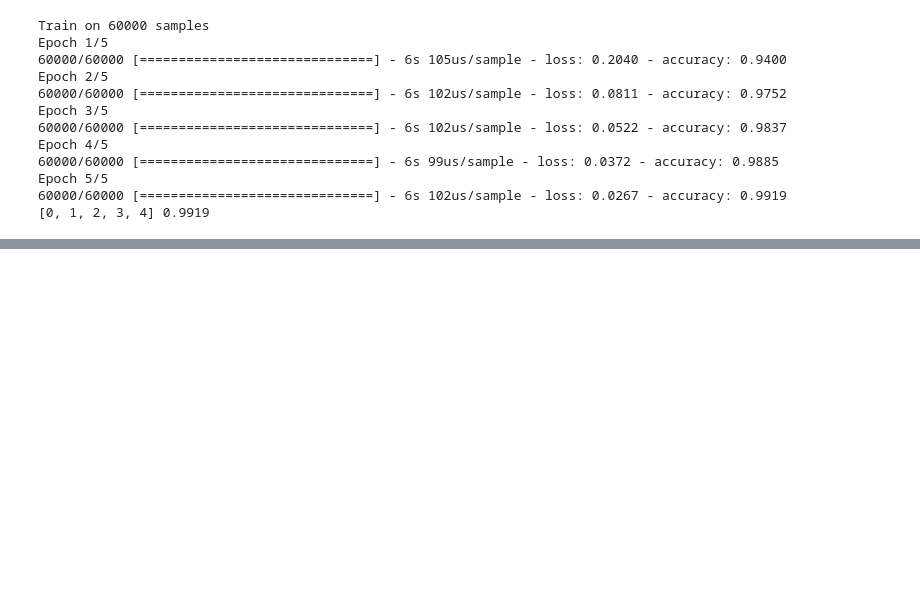
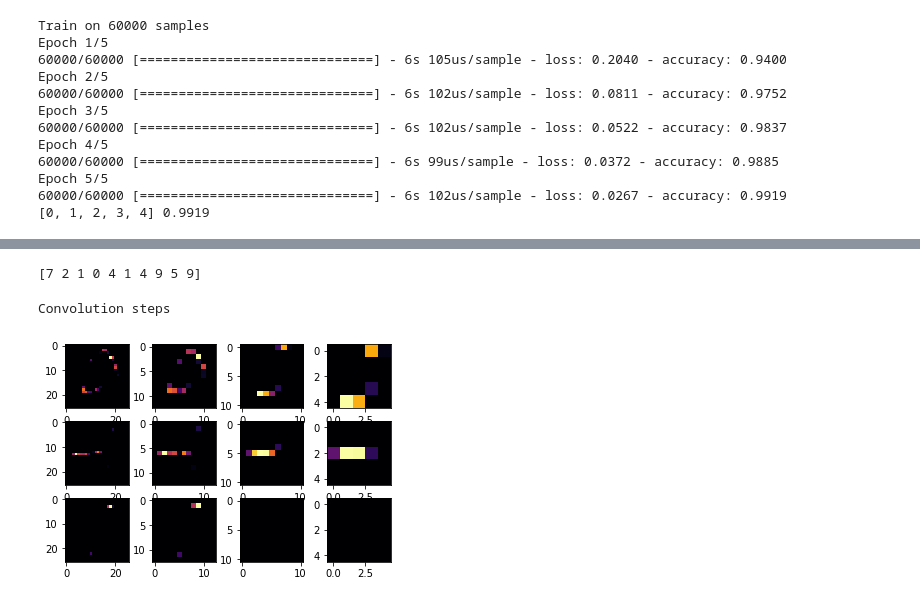
Before and after one commit to vikrantchoudhary/DeepLearningWithTF2, a Jupyter notebook: ConvolutionNNDemo1.ipynb, the cells around one changed output, grey strips where cells are left out. Saved outputs shown, nothing was run; the diff lists cells and outputs as text; code cells hidden in the pictures; blank space fills up the shorter version.

```diff
--- a/ConvolutionNNDemo1.ipynb
+++ b/ConvolutionNNDemo1.ipynb
@@ -48,7 +65,8 @@ Epoch 5/5
 60000/60000 [==============================] - 6s 102us/sample - loss: 0.0267 - accuracy: 0.9919
 [0, 1, 2, 3, 4] 0.9919
 # %%
-(x_train,x_test) = (x_train.reshape(60000,28,28,1),x_test.reshape(10000,28,28,1))
+x_train = (x_train.reshape(60000,28,28,1))
+x_test.reshape(10000,28,28,1))
 model =tf.keras.Sequential([
     tf.keras.layers.Conv2D(64,(3,3),activation=tf.nn.relu,input_shape=(28,28,1)),
     tf.keras.layers.MaxPooling2D(2,2),
@@ -90,0 +109,27 @@ model.evaluate(x_test,y_test)
+# %%
+#visualization
+print (y_test[:10])
+# %% [output]
+[7 2 1 0 4 1 4 9 5 9]
+# %%
+import matplotlib.pyplot as plt
+f,axarr = plt.subplots(3,4)
+layer_outputs = [layer.output for layer in model.layers]
+activation_model = tf.keras.models.Model(inputs = model.input , outputs = layer_outputs )
+
+print ("Convolution steps")
+for x in range(0,4) :
+    f1 = activation_model.predict(x_train[FirstImage].reshape(1,28,28,1))[x]
+    axarr[0,x].imshow(f1[0, : , : , CON_NUM],cmap = 'inferno')
+    axarr[0,x].grid(False)
+
+    f2 = activation_model.predict(x_train[SecondImage].reshape(1,28,28,1))[x]
+    axarr[1,x].imshow(f2[0, : , : , CON_NUM],cmap = 'inferno')
+    axarr[1,x].grid(False)
+
+    f3 = activation_model.predict(x_train[ThirdImage].reshape(1,28,28,1))[x]
+    axarr[2,x].imshow(f3[0, : , : , CON_NUM],cmap = 'inferno')
+    axarr[2,x].grid(False)
+# %% [output]
+Convolution steps
+[figure, added]
```
Also changed, not shown: parts of 3 cells of this notebook, 1 other file.
